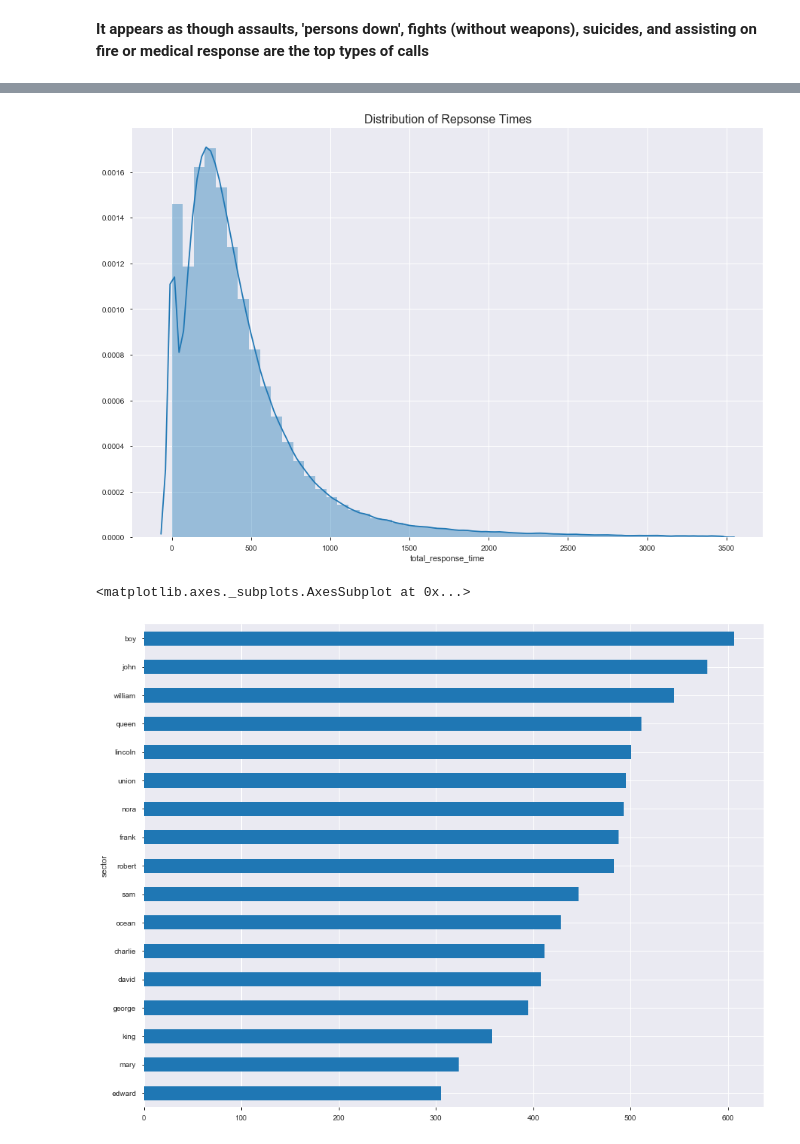
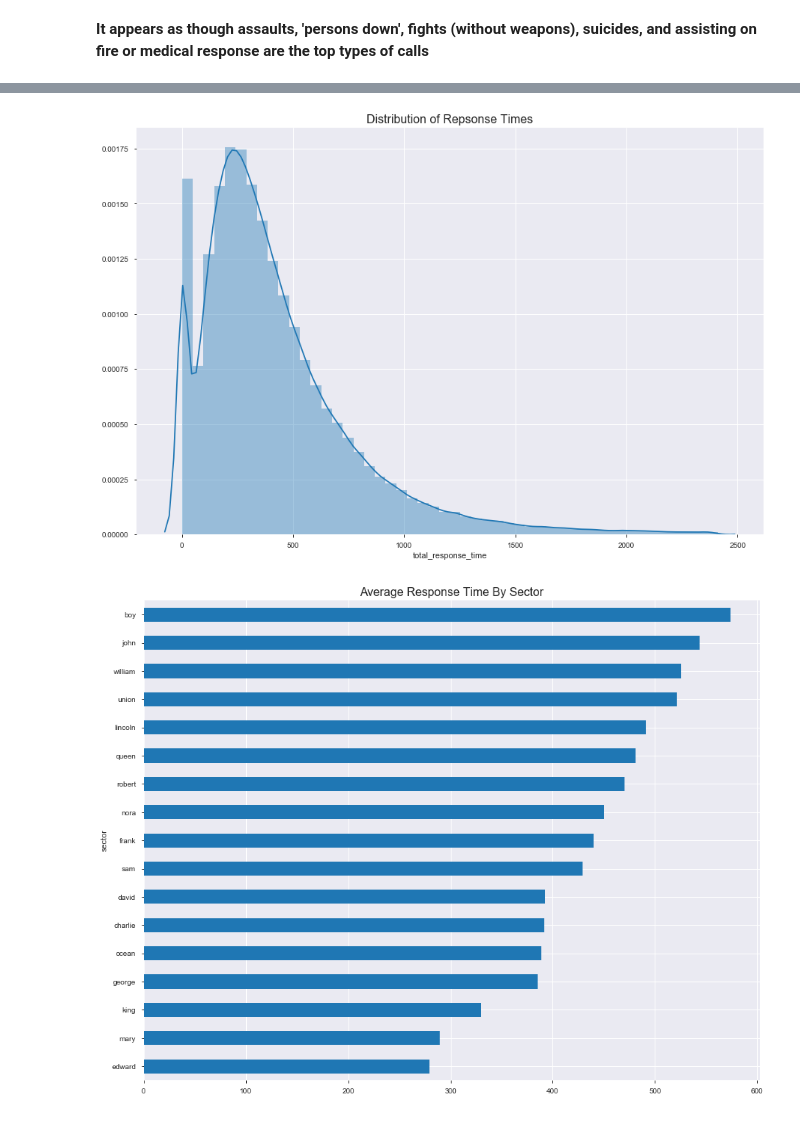
Before and after one commit to sam-cannon/Predicting-911-Calls-In-Seattle, a Jupyter notebook: Predicting 911 Response Times.ipynb, the cells around one changed output, grey strips where cells are left out. Cells and saved outputs as stored; diff of their text form; code cells hidden in the pictures.

```diff
--- a/Predicting 911 Response Times.ipynb
+++ b/Predicting 911 Response Times.ipynb
@@ -67,6 +73,9 @@ def clean_df(df):
     #create response time in seconds
     df['total_response_time'] = df['total_response_time'].dt.total_seconds()
 
+    #make df for only the last three years
+    df = df[df['original_time_queued'].dt.year > 2015]
+
     #just drop the response times that are negative or 0
     to_drop = df[df['total_response_time'] < 0]
 
@@ -86,7 +95,7 @@ def clean_df(df):
         return pos_outliers; neg_outliers
 
     #find and remove outliers at 3stds
-    response_time_outliers = z_score_indices_of_outliers(df['total_response_time'])
+    response_time_outliers = z_score_indices_of_outliers(df['total_response_time'], threshold = 3)
 
     #drop outliers and reset the index again
     df = df.drop(response_time_outliers.index).reset_index(drop = True)
@@ -99,7 +108,7 @@ df = clean_df(df)
 #create function for scoring model
 def train_model_get_score(df, model):
 
-     #select features and target
+    #select features and target
     features = df.drop(['total_response_time', 'arrived_time'], axis = 1)
     labels = df['total_response_time']
 
@@ -112,7 +121,7 @@ def train_model_get_score(df, model):
 
 
     #split training data into train and test set for validation
-    X_train, X_test, y_train, y_test = train_test_split(features, labels, test_size = .2, random_state = 49)
+    X_train, X_test, y_train, y_test = train_test_split(features, labels, test_size = .2)
 
 
     def get_score(model):
@@ -143,6 +152,7 @@ def train_model_get_score(df, model):
     #get score for model
     score = get_score(model)
 
+
     print('Scores for Baseline Model')
 
     print(f'{score}')
@@ -227,9 +305,9 @@ plt.figure(figsize = (15, 10))
 sns.distplot(df['total_response_time'])
 plt.title('Distribution of Repsonse Times', fontsize = 16);
 # %% [output]
-[figure, old version]
+[figure, new version]
 # %%
 df.groupby('sector').total_response_time.mean().sort_values().plot(kind = 'barh', figsize = (15, 12))
+plt.title('Average Response Time By Sector', fontsize = 16);
 # %% [output]
-<matplotlib.axes._subplots.AxesSubplot at 0x...>
-[figure, old version]
+[figure, new version]
```
Also changed, not shown: parts of 16 cells of this notebook.
